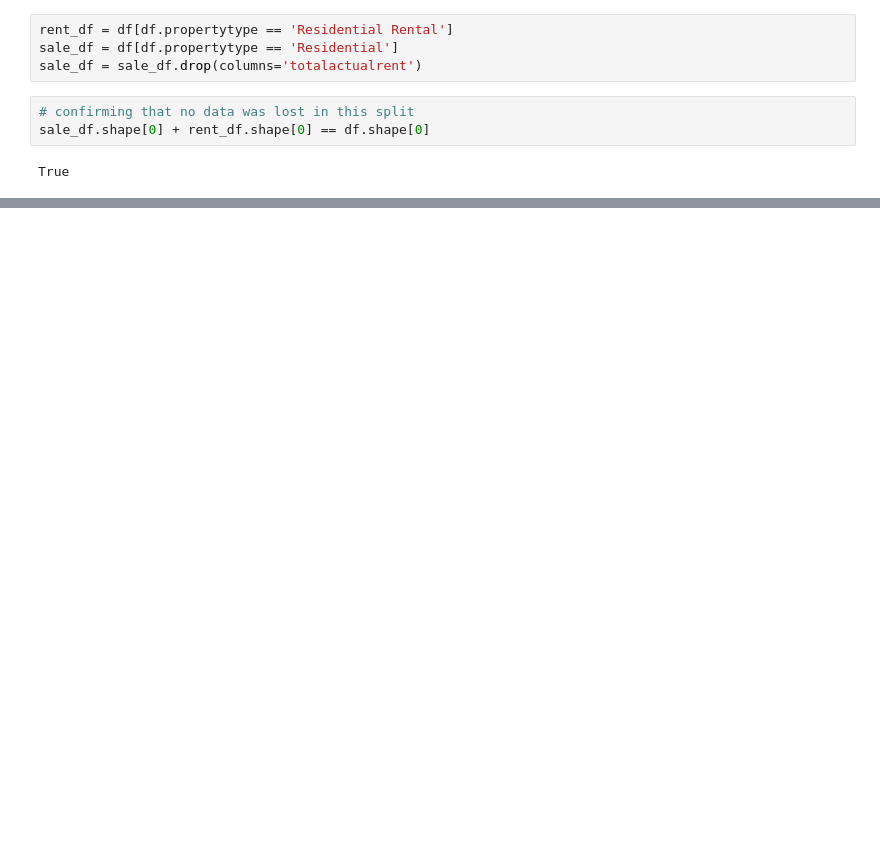
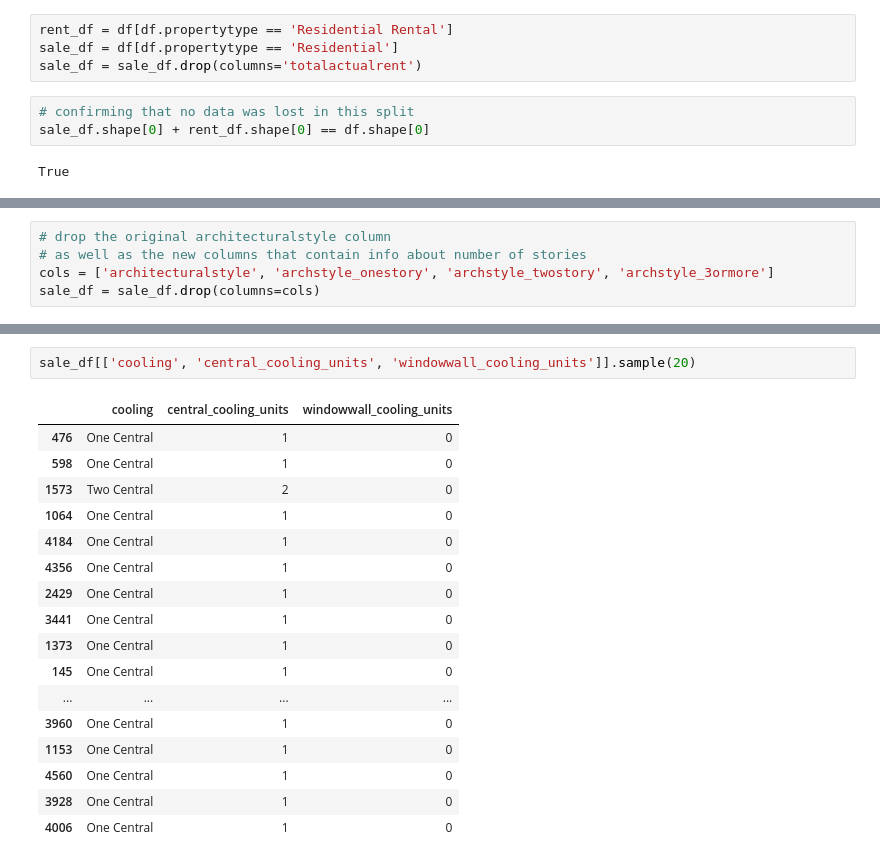
Before and after one commit to bensmith07/new_construction, a Jupyter notebook: prep_notebook.ipynb, the cells around one changed output, grey strips where cells are left out. Cells and saved outputs as stored; diff of their text form; blank space fills up the shorter version.

```diff
--- a/prep_notebook.ipynb
+++ b/prep_notebook.ipynb
@@ -373,0 +793,5 @@ df['propertysubtype'] = np.where(df.propertysubtype == 'Single Family Residence
+# %%
+# drop the original architecturalstyle column
+# as well as the new columns that contain info about number of stories
+cols = ['architecturalstyle', 'archstyle_onestory', 'archstyle_twostory', 'archstyle_3ormore']
+sale_df = sale_df.drop(columns=cols)
@@ -373,0 +868,20 @@ df['propertysubtype'] = np.where(df.propertysubtype == 'Single Family Residence
+# %%
+sale_df[['cooling', 'central_cooling_units', 'windowwall_cooling_units']].sample(20)
+# %% [output]
+|  | cooling | central_cooling_units | windowwall_cooling_units |
+| 476 | One Central | 1 | 0 |
+| 598 | One Central | 1 | 0 |
+| 1573 | Two Central | 2 | 0 |
+| 1064 | One Central | 1 | 0 |
+| 4184 | One Central | 1 | 0 |
+| 4356 | One Central | 1 | 0 |
+| 2429 | One Central | 1 | 0 |
+| 3441 | One Central | 1 | 0 |
+| 1373 | One Central | 1 | 0 |
+| 145 | One Central | 1 | 0 |
+| ... | ... | ... | ... |
+| 3960 | One Central | 1 | 0 |
+| 1153 | One Central | 1 | 0 |
+| 4560 | One Central | 1 | 0 |
+| 3928 | One Central | 1 | 0 |
+| 4006 | One Central | 1 | 0 |
```
Also changed, not shown: parts of 59 cells of this notebook, 1 other file.
